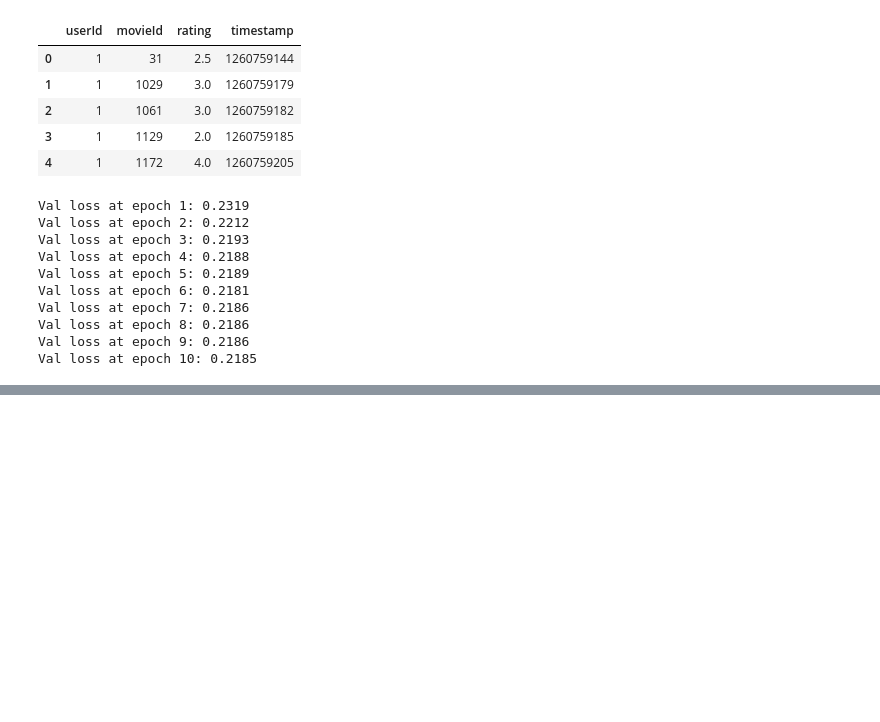
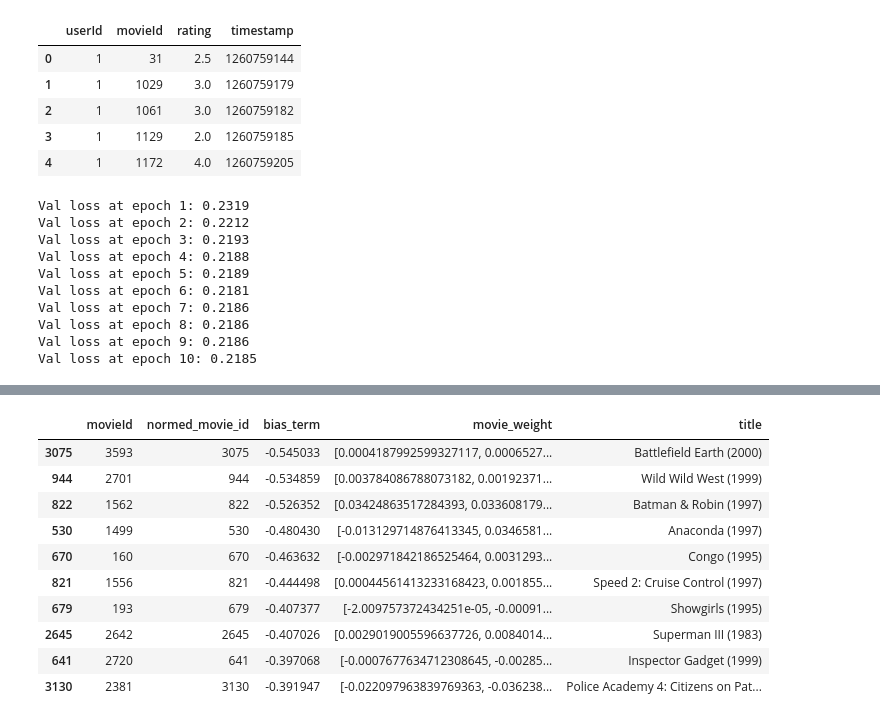
Before and after one commit to MrParosk/ml_playground, a Jupyter notebook: collaborative_filtering/collaborative_filtering.ipynb, the cells around one changed output, grey strips where cells are left out. Saved outputs shown, nothing was run; the diff lists cells and outputs as text; code cells hidden in the pictures; blank space fills up the shorter version.

```diff
--- a/collaborative_filtering/collaborative_filtering.ipynb
+++ b/collaborative_filtering/collaborative_filtering.ipynb
@@ -138,0 +180,15 @@ Val loss at epoch 10: 0.2185
+# %%
+# Movies with the lowest bias, i.e. "worst" movies
+para_df.nsmallest(10, "bias_term")
+# %% [output]
+|  | movieId | normed_movie_id | bias_term | movie_weight | title |
+| 3075 | 3593 | 3075 | -0.545033 | [0.0004187992599327117, 0.0006527... | Battlefield Earth (2000) |
+| 944 | 2701 | 944 | -0.534859 | [0.003784086788073182, 0.00192371... | Wild Wild West (1999) |
+| 822 | 1562 | 822 | -0.526352 | [0.03424863517284393, 0.033608179... | Batman & Robin (1997) |
+| 530 | 1499 | 530 | -0.480430 | [-0.013129714876413345, 0.0346581... | Anaconda (1997) |
+| 670 | 160 | 670 | -0.463632 | [-0.002971842186525464, 0.0031293... | Congo (1995) |
+| 821 | 1556 | 821 | -0.444498 | [0.00044561413233168423, 0.001855... | Speed 2: Cruise Control (1997) |
+| 679 | 193 | 679 | -0.407377 | [-2.009757372434251e-05, -0.00091... | Showgirls (1995) |
+| 2645 | 2642 | 2645 | -0.407026 | [0.0029019005596637726, 0.0084014... | Superman III (1983) |
+| 641 | 2720 | 641 | -0.397068 | [-0.0007677634712308645, -0.00285... | Inspector Gadget (1999) |
+| 3130 | 2381 | 3130 | -0.391947 | [-0.022097963839769363, -0.036238... | Police Academy 4: Citizens on Pat... |
```
Also changed, not shown: parts of 13 cells of this notebook.
